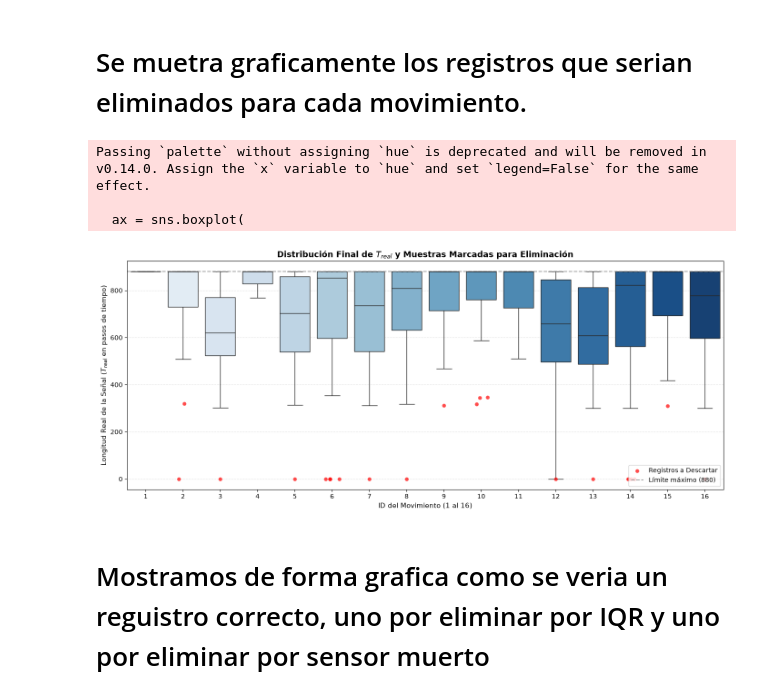
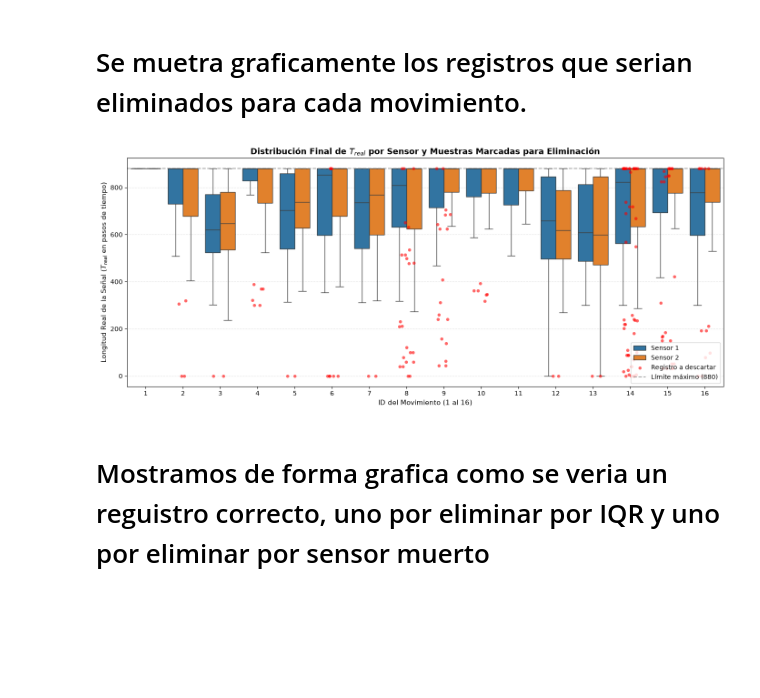
Before and after one commit to Edgarong17/Reto-Primer-Parcial-REHAB, a Jupyter notebook: Limpieza_de_datos_V2.ipynb, the cells around one changed output. Drawn from its saved outputs; the diff is of its cells as text; code cells hidden in the pictures; blank space fills up the shorter version.

Commit message:
Corrección de la toma de longitudes del sensor

```diff
--- a/Limpieza_de_datos_V2.ipynb
+++ b/Limpieza_de_datos_V2.ipynb
@@ -445,60 +468,62 @@ TOTAL DESCARTADOS: 22
 import matplotlib.pyplot as plt
 import seaborn as sns
 
+# Pasamos las dos longitudes reales a formato largo para mostrarlas en la misma gráfica.
+df_t_real_final = df_rep.melt(
+    id_vars=["movimiento", "registro_id", "descartar"],
+    value_vars=["t_real_s1", "t_real_s2"],
+    var_name="sensor",
+    value_name="t_real",
+)
+df_t_real_final["sensor"] = df_t_real_final["sensor"].map({
+    "t_real_s1": "Sensor 1",
+    "t_real_s2": "Sensor 2",
+})
+
 plt.figure(figsize=(14, 6))
 
-# 1. Dibujar las cajas base ocultando outliers automáticos
 ax = sns.boxplot(
-    data=df_rep,
+    data=df_t_real_final,
     x="movimiento",
     y="t_real",
-    palette="Blues",
-    showfliers=False,  # Ocultar la representación por defecto
+    hue="sensor",
+    showfliers=False,
 )
 
-# 2. Filtrar únicamente los registros marcados para descarte final
-df_eliminados = df_rep[df_rep["descartar"] == True]
-
-# 3. Superponer los registros a eliminar como puntos rojos
+# Superponer las duraciones de los registros que se eliminarán.
+df_eliminados = df_t_real_final[df_t_real_final["descartar"] == True]
 sns.stripplot(
     data=df_eliminados,
     x="movimiento",
     y="t_real",
     color="red",
-    size=6,
-    alpha=0.7,
-    jitter=0.2,  # Dispersión leve para visualizar puntos superpuestos
-    label="Registros a Descartar",
+    size=5,
+    alpha=0.6,
+    jitter=0.2,
+    label="Registro a descartar",
     ax=ax,
 )
 
-# Configuración visual y títulos
 plt.title(
-    "Distribución Final de $T_{real}$ y Muestras Marcadas para Eliminación",
+    "Distribución Final de $T_{real}$ por Sensor y Muestras Marcadas para Eliminación",
     fontsize=13,
     fontweight="bold",
 )
 plt.xlabel("ID del Movimiento (1 al 16)", fontsize=11)
-plt.ylabel(
-    "Longitud Real de la Señal ($T_{real}$ en pasos de tiempo)", fontsize=11
-)
+plt.ylabel("Longitud Real de la Señal ($T_{real}$ en pasos de tiempo)", fontsize=11)
 plt.axhline(
     880, color="gray", linestyle="--", alpha=0.7, label="Límite máximo (880)"
 )
 plt.grid(axis="y", linestyle=":", alpha=0.6)
 
-# Leyenda unificada sin duplicados
 handles, labels = ax.get_legend_handles_labels()
 by_label = dict(zip(labels, handles))
 plt.legend(by_label.values(), by_label.keys(), loc="lower right")
 
 plt.tight_layout()
 plt.show()
 # %% [output]
-Passing `palette` without assigning `hue` is deprecated and will be removed in v0.14.0. Assign the `x` variable to `hue` and set `legend=False` for the same effect.
-
-  ax = sns.boxplot(
-[figure, old version]
+[figure, new version]
 # %% [markdown]
 # Mostramos de forma grafica como se veria un reguistro correcto, uno por eliminar por IQR y uno por eliminar por sensor muerto
 # %%
```
Also changed, not shown: parts of 11 cells of this notebook.
